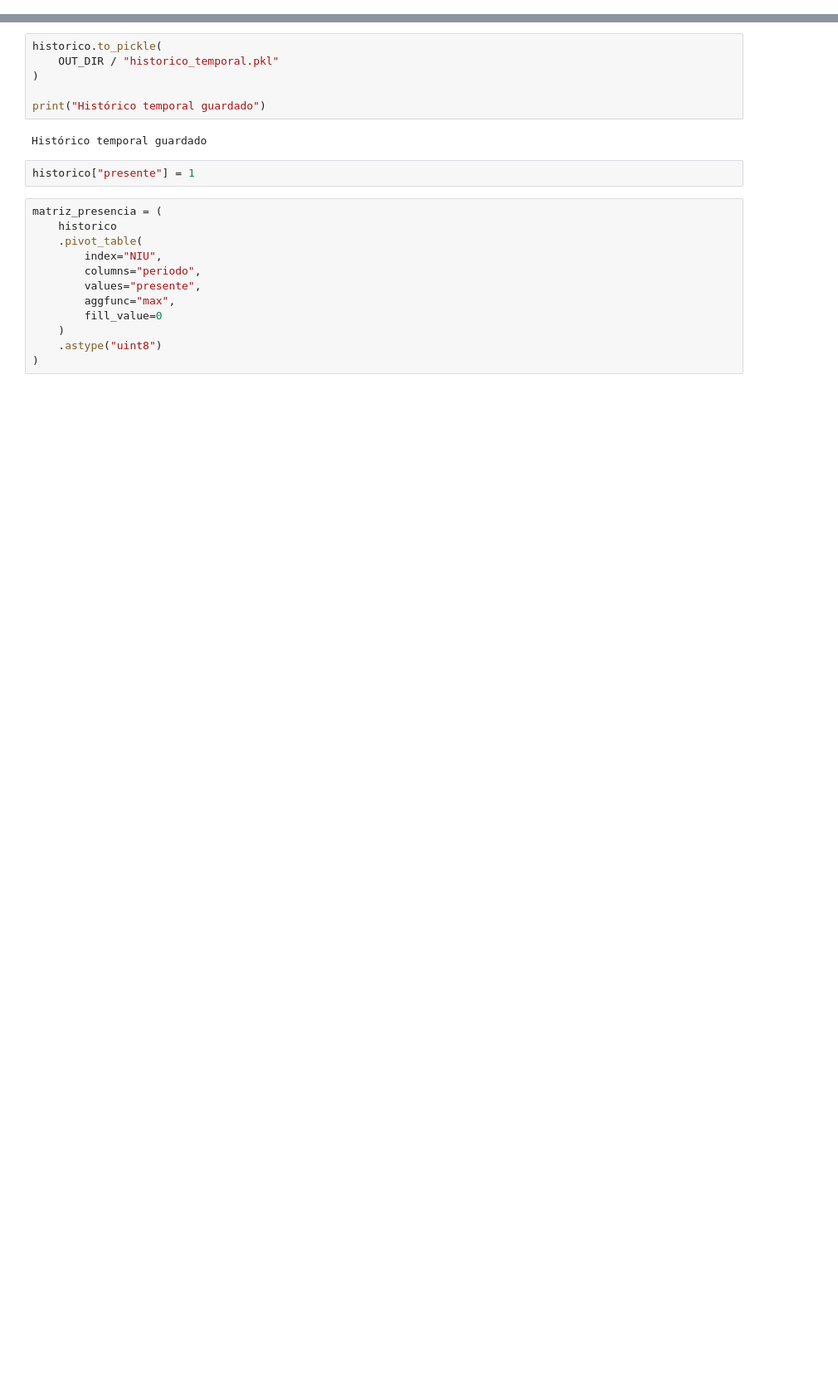
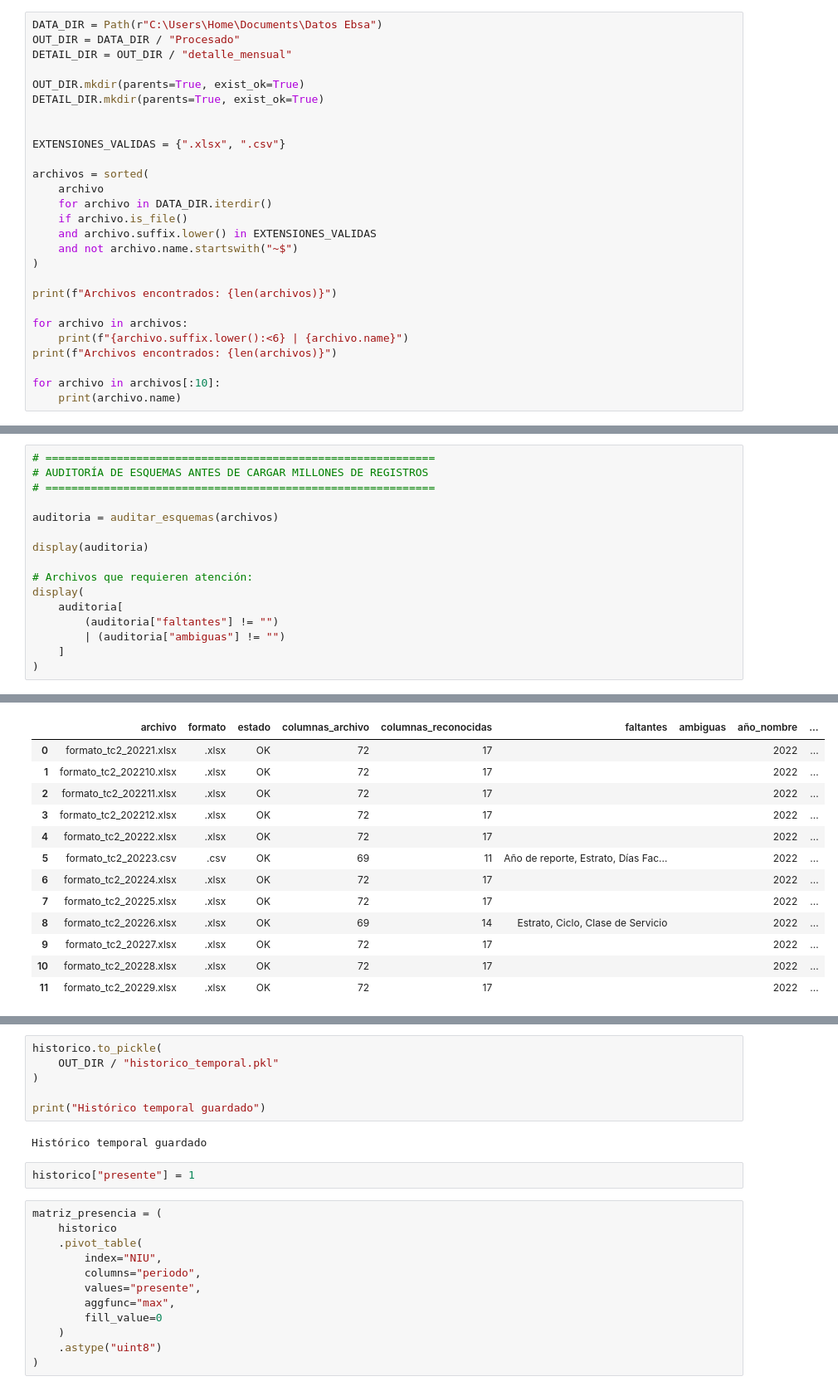
Before and after one commit to JeimmyValderrama/ProyectoEBSA, a Jupyter notebook: Exploracion_inicial.ipynb, the cells around one changed output, grey strips where cells are left out. Shown at 83% size. Cells and saved outputs as stored; diff of their text form; blank space fills up the shorter version.

Commit message:
Actualizacion para manejo de archivos
manejo de columnas faltantes y de hojas distintas dentro del archivo

```diff
--- a/Exploracion_inicial.ipynb
+++ b/Exploracion_inicial.ipynb
@@ -230,0 +11,27 @@ historico.shape
+# %%
+DATA_DIR = Path(r"C:\Users\Home\Documents\Datos Ebsa")
+OUT_DIR = DATA_DIR / "Procesado"
+DETAIL_DIR = OUT_DIR / "detalle_mensual"
+
+OUT_DIR.mkdir(parents=True, exist_ok=True)
+DETAIL_DIR.mkdir(parents=True, exist_ok=True)
+
+
+EXTENSIONES_VALIDAS = {".xlsx", ".csv"}
+
+archivos = sorted(
+    archivo
+    for archivo in DATA_DIR.iterdir()
+    if archivo.is_file()
+    and archivo.suffix.lower() in EXTENSIONES_VALIDAS
+    and not archivo.name.startswith("~$")
+)
+
+print(f"Archivos encontrados: {len(archivos)}")
+
+for archivo in archivos:
+    print(f"{archivo.suffix.lower():<6} | {archivo.name}")
+print(f"Archivos encontrados: {len(archivos)}")
+
+for archivo in archivos[:10]:
+    print(archivo.name)
@@ -230,0 +1026,17 @@ historico.shape
+# %%
+# ============================================================
+# AUDITORÍA DE ESQUEMAS ANTES DE CARGAR MILLONES DE REGISTROS
+# ============================================================
+
+auditoria = auditar_esquemas(archivos)
+
+display(auditoria)
+
+# Archivos que requieren atención:
+display(
+    auditoria[
+        (auditoria["faltantes"] != "")
+        | (auditoria["ambiguas"] != "")
+    ]
+)
+# %% [output]
@@ -230,0 +1055,13 @@ historico.shape
+|  | archivo | formato | estado | columnas_archivo | columnas_reconocidas | faltantes | ambiguas | año_nombre | ... |
+| 0 | formato_tc2_20221.xlsx | .xlsx | OK | 72 | 17 |  |  | 2022 | ... |
+| 1 | formato_tc2_202210.xlsx | .xlsx | OK | 72 | 17 |  |  | 2022 | ... |
+| 2 | formato_tc2_202211.xlsx | .xlsx | OK | 72 | 17 |  |  | 2022 | ... |
+| 3 | formato_tc2_202212.xlsx | .xlsx | OK | 72 | 17 |  |  | 2022 | ... |
+| 4 | formato_tc2_20222.xlsx | .xlsx | OK | 72 | 17 |  |  | 2022 | ... |
+| 5 | formato_tc2_20223.csv | .csv | OK | 69 | 11 | Año de reporte, Estrato, Días Fac... |  | 2022 | ... |
+| 6 | formato_tc2_20224.xlsx | .xlsx | OK | 72 | 17 |  |  | 2022 | ... |
+| 7 | formato_tc2_20225.xlsx | .xlsx | OK | 72 | 17 |  |  | 2022 | ... |
+| 8 | formato_tc2_20226.xlsx | .xlsx | OK | 69 | 14 | Estrato, Ciclo, Clase de Servicio |  | 2022 | ... |
+| 9 | formato_tc2_20227.xlsx | .xlsx | OK | 72 | 17 |  |  | 2022 | ... |
+| 10 | formato_tc2_20228.xlsx | .xlsx | OK | 72 | 17 |  |  | 2022 | ... |
+| 11 | formato_tc2_20229.xlsx | .xlsx | OK | 72 | 17 |  |  | 2022 | ... |
```
Also changed, not shown: parts of 42 cells of this notebook.
